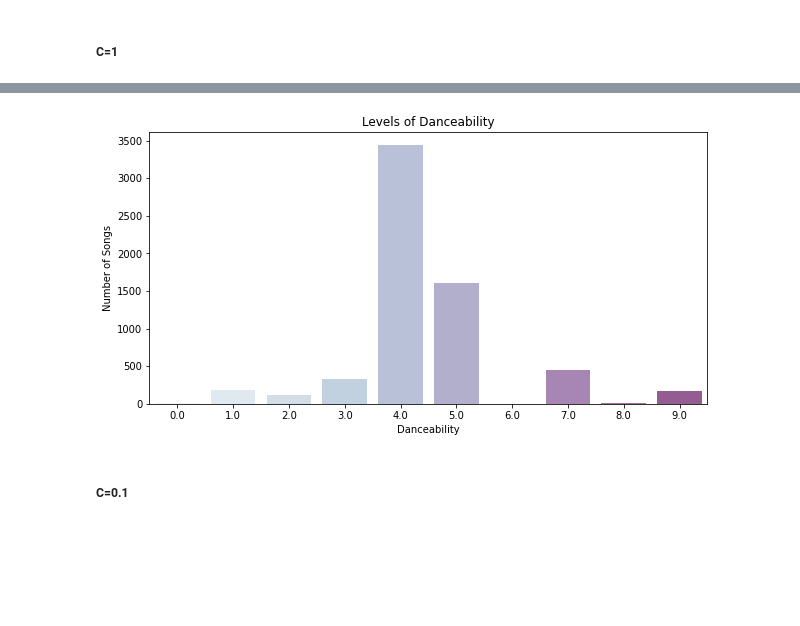
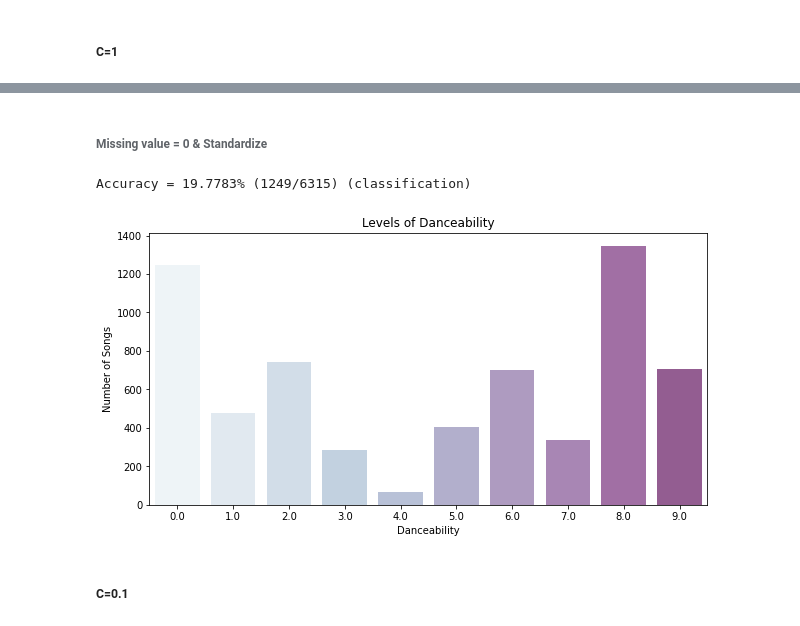
Before and after one commit to ouyang-yang/HTML, a Jupyter notebook: ML_FP.ipynb, the cells around one changed output, grey strips where cells are left out. Drawn from its saved outputs; the diff is of its cells as text; code cells hidden in the pictures; blank space fills up the shorter version.

```diff
--- a/ML_FP.ipynb
+++ b/ML_FP.ipynb
@@ -160,6 +162,20 @@ indep_var = ['Energy', 'Key', 'Loudness', 'Speechiness','Acousticness',\
 y_tr = df_tr[dep_var].values.tolist()
 X_tr = df_tr[indep_var].values.tolist()
 X_t = df_t[indep_var].values.tolist()
+
+# Standardize the input features
+scaler = StandardScaler()
+X_tr_scaled = scaler.fit_transform(X_tr)
+X_t_scaled = scaler.transform(X_t)
+# Fill NaN values with 0
+X_tr_scaled = np.nan_to_num(X_tr_scaled, nan=0)
+X_t_scaled = np.nan_to_num(X_t_scaled, nan=0)
+X_tr_scaled = pd.DataFrame(X_tr_scaled, columns=indep_var)
+X_t_scaled = pd.DataFrame(X_t_scaled, columns=indep_var)
+
+y_tr = df_tr[dep_var].values.tolist()
+X_tr_scaled = X_tr_scaled.values.tolist()
+X_t_scaled = X_t_scaled.values.tolist()
 # %% [markdown]
 ##### C=1
 # %%
@@ -175,13 +200,24 @@ Accuracy = 0.0633413% (4/6315) (classification)
+# %% [markdown]
+###### Missing value = 0 & Standardize
 # %%
+# linear kernel: -t=0
+hard_svm_param = f'-s 0 -t 0 -c 1 -q'
+hard_svm_model = svm_train(y_tr, X_tr_scaled , hard_svm_param)
+hard_svm_predictions_t, _, _ = svm_predict([], X_t_scaled, hard_svm_model)
+
+hard_svm_predictions_df = pd.DataFrame({'id': df_t['id'], 'Danceability': hard_svm_predictions_t})
+hard_svm_predictions_df.to_csv('svm_hard_scaledn.csv', index=False)
+
 hard_svm_predictions_df["Danceability"] = hard_svm_predictions_df["Danceability"].astype("category")
 # Target Variable Countplot
 plt.figure(figsize = (10, 5))
 sns.countplot(data=hard_svm_predictions_df, x="Danceability", alpha = .70, palette = "BuPu")
 plt.title("Levels of Danceability")
 plt.ylabel("Number of Songs")
 plt.show()
 # %% [output]
+Accuracy = 19.7783% (1249/6315) (classification)
-[figure, old version]
+[figure, new version]
 # %% [markdown]
 ##### C=0.1
 # %%
```
Also changed, not shown: parts of 6 cells of this notebook, 5 other files.
